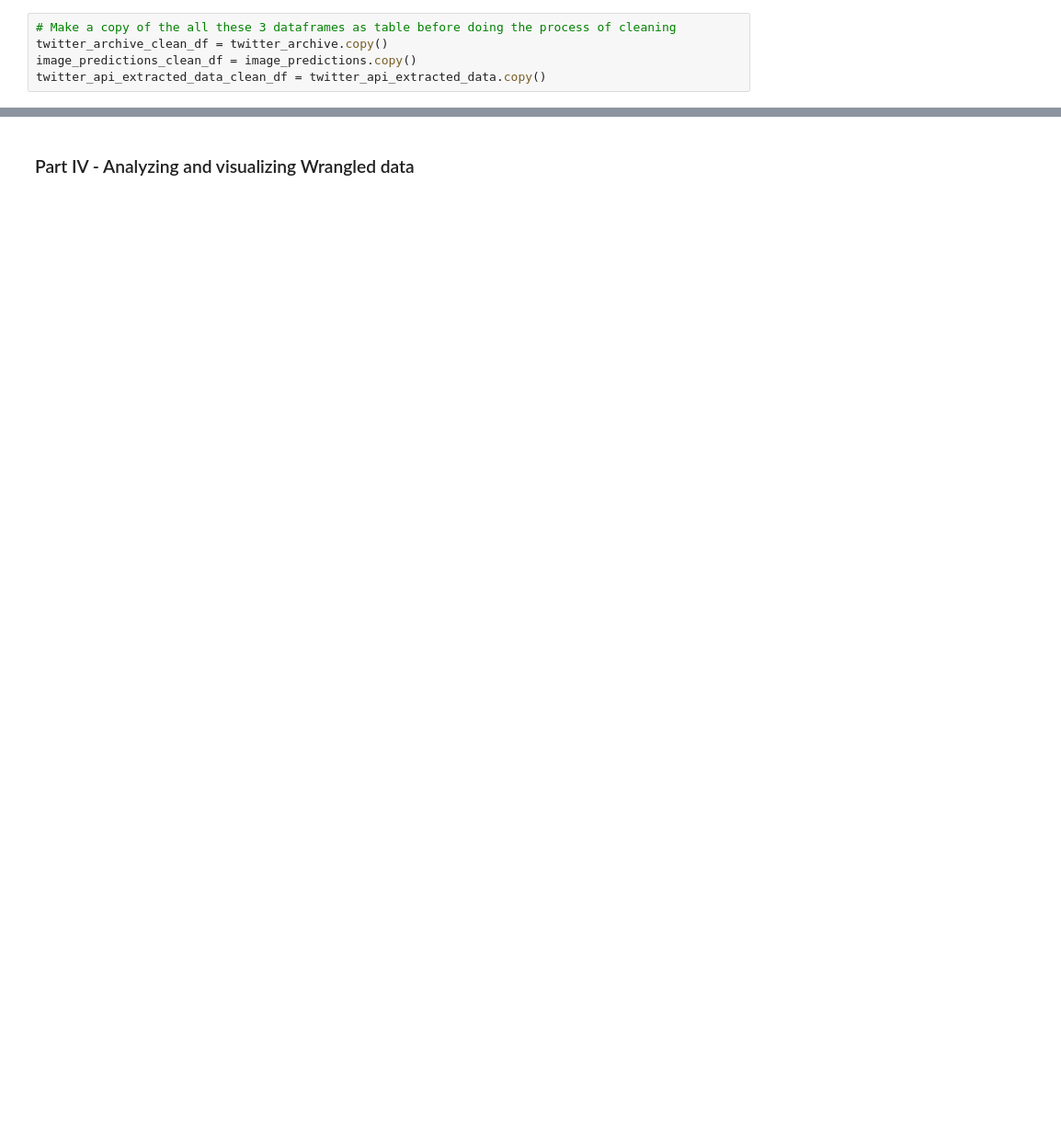
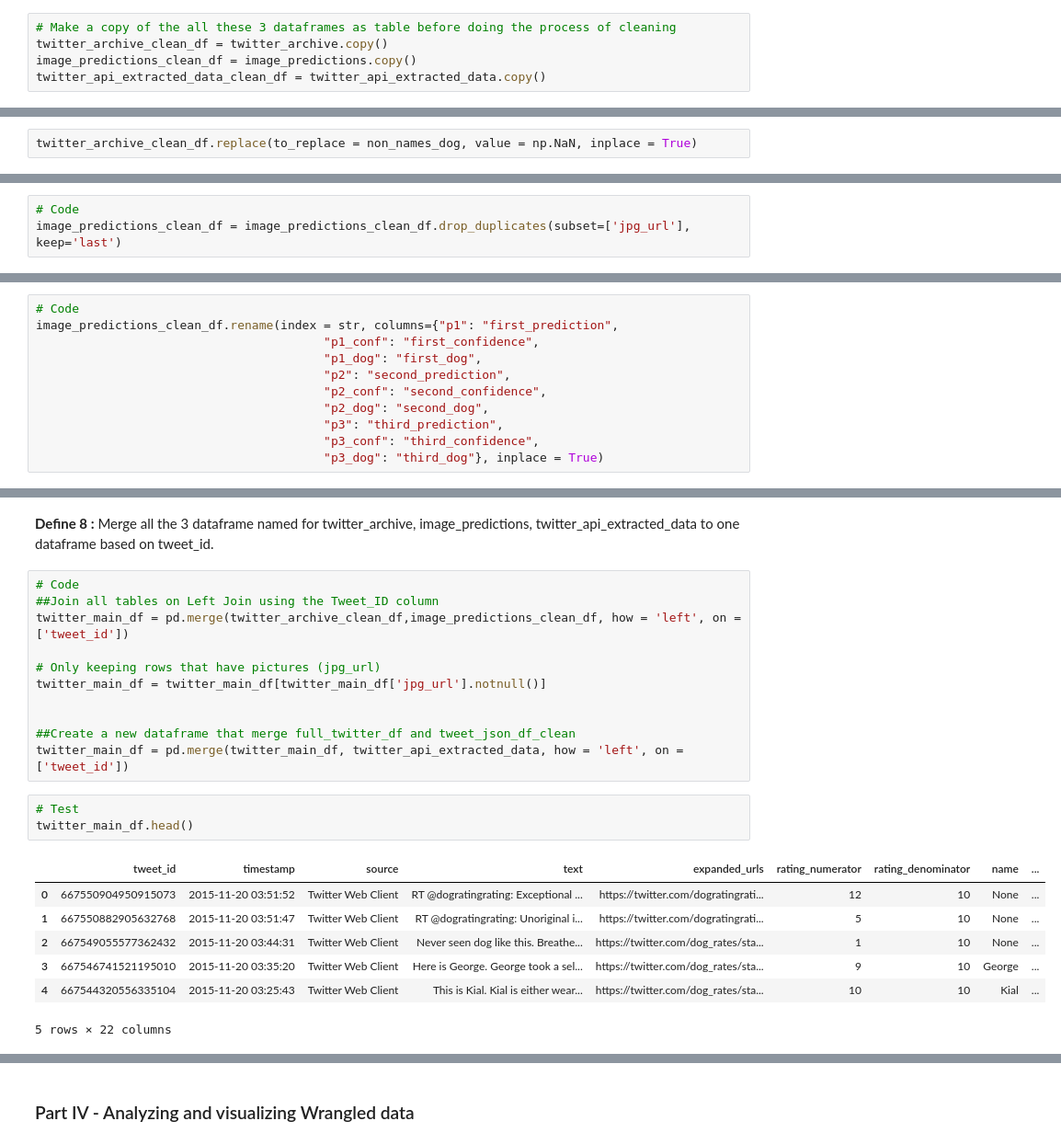
Before and after one commit to Rapter1990/Udacity-Data-Analyst-Nanodegree, a Jupyter notebook: P4_Wrangle_And_Analyze_Data/wrangle_act.ipynb, the cells around one changed output, grey strips where cells are left out. Shown at 92% size. Saved outputs shown, nothing was run; the diff lists cells and outputs as text; blank space fills up the shorter version.

```diff
--- a/P4_Wrangle_And_Analyze_Data/wrangle_act.ipynb
+++ b/P4_Wrangle_And_Analyze_Data/wrangle_act.ipynb
@@ -971,0 +1075,2 @@ twitter_api_extracted_data_clean_df = twitter_api_extracted_data.copy()
+# %%
+twitter_archive_clean_df.replace(to_replace = non_names_dog, value = np.NaN, inplace = True)
@@ -971,0 +1119,3 @@ twitter_api_extracted_data_clean_df = twitter_api_extracted_data.copy()
+# %%
+# Code
+image_predictions_clean_df = image_predictions_clean_df.drop_duplicates(subset=['jpg_url'], keep='last')
@@ -971,0 +1129,11 @@ twitter_api_extracted_data_clean_df = twitter_api_extracted_data.copy()
+# %%
+# Code
+image_predictions_clean_df.rename(index = str, columns={"p1": "first_prediction",
+                                        "p1_conf": "first_confidence",
+                                        "p1_dog": "first_dog",
+                                        "p2": "second_prediction",
+                                        "p2_conf": "second_confidence",
+                                        "p2_dog": "second_dog",
+                                        "p3": "third_prediction",
+                                        "p3_conf": "third_confidence",
+                                        "p3_dog": "third_dog"}, inplace = True)
@@ -971,0 +1161,24 @@ twitter_api_extracted_data_clean_df = twitter_api_extracted_data.copy()
+# %% [markdown]
+<b>Define 8 :</b> Merge all the 3 dataframe named for twitter_archive, image_predictions, twitter_api_extracted_data to one dataframe based on tweet_id.
+# %%
+# Code
+##Join all tables on Left Join using the Tweet_ID column
+twitter_main_df = pd.merge(twitter_archive_clean_df,image_predictions_clean_df, how = 'left', on = ['tweet_id'])
+
+# Only keeping rows that have pictures (jpg_url)
+twitter_main_df = twitter_main_df[twitter_main_df['jpg_url'].notnull()]
+
+
+##Create a new dataframe that merge full_twitter_df and tweet_json_df_clean
+twitter_main_df = pd.merge(twitter_main_df, twitter_api_extracted_data, how = 'left', on = ['tweet_id'])
+# %%
+# Test
+twitter_main_df.head()
+# %% [output]
+|  | tweet_id | timestamp | source | text | expanded_urls | rating_numerator | rating_denominator | name | ... |
+| 0 | 667550904950915073 | 2015-11-20 03:51:52 | Twitter Web Client | RT @dogratingrating: Exceptional ... | https://twitter.com/dogratingrati... | 12 | 10 | None | ... |
+| 1 | 667550882905632768 | 2015-11-20 03:51:47 | Twitter Web Client | RT @dogratingrating: Unoriginal i... | https://twitter.com/dogratingrati... | 5 | 10 | None | ... |
+| 2 | 667549055577362432 | 2015-11-20 03:44:31 | Twitter Web Client | Never seen dog like this. Breathe... | https://twitter.com/dog_rates/sta... | 1 | 10 | None | ... |
+| 3 | 667546741521195010 | 2015-11-20 03:35:20 | Twitter Web Client | Here is George. George took a sel... | https://twitter.com/dog_rates/sta... | 9 | 10 | George | ... |
+| 4 | 667544320556335104 | 2015-11-20 03:25:43 | Twitter Web Client | This is Kial. Kial is either wear... | https://twitter.com/dog_rates/sta... | 10 | 10 | Kial | ... |
+5 rows × 22 columns
```
Also changed, not shown: parts of 25 cells of this notebook, 1 other file.
